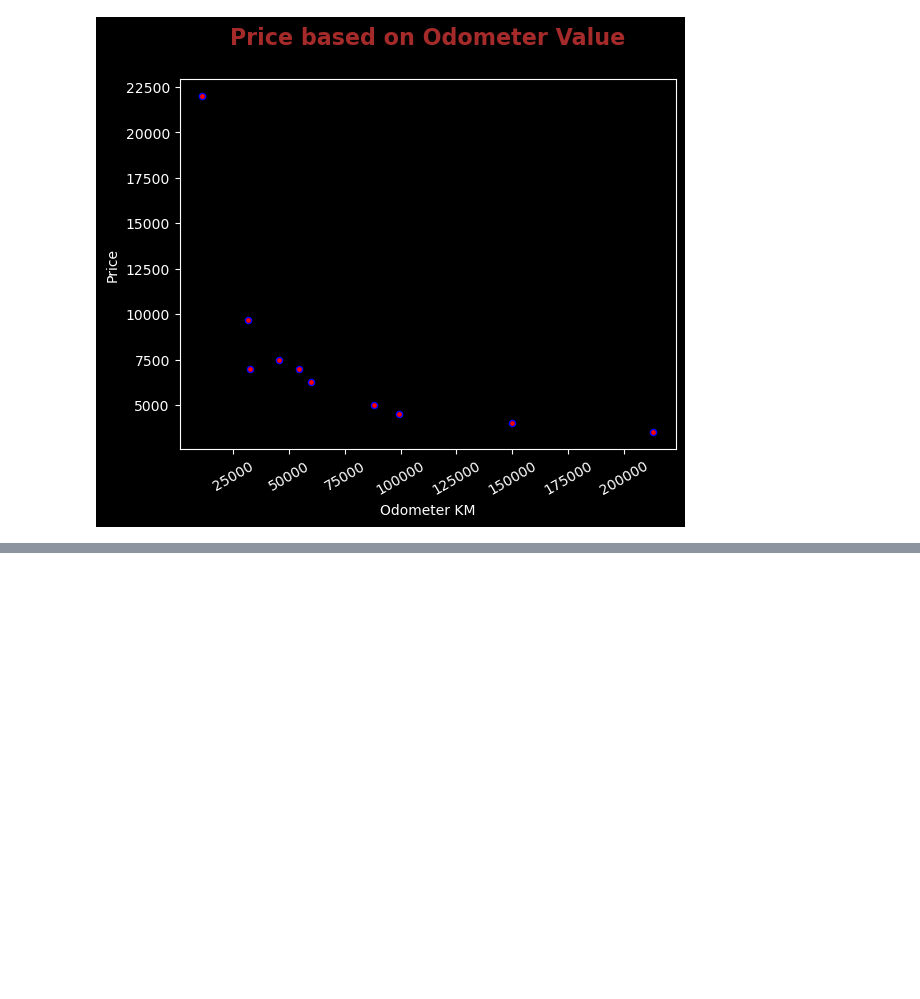
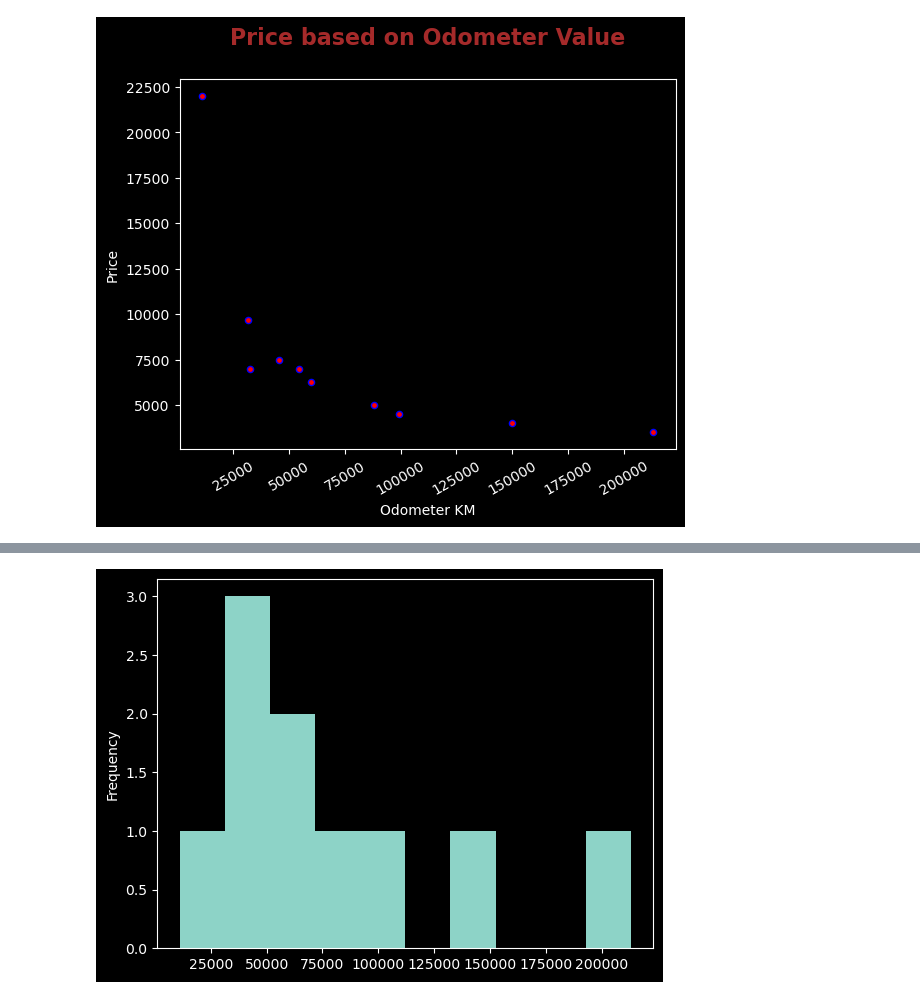
Before and after one commit to DarkDk123/ZTM-ML-Data-Science, a Jupyter notebook: 6. Matplotlib : Visualizing Data/Matplotlib_Intro.ipynb, the cells around one changed output, grey strips where cells are left out. Saved outputs shown, nothing was run; the diff lists cells and outputs as text; code cells hidden in the pictures; blank space fills up the shorter version.

```diff
--- a/6. Matplotlib : Visualizing Data/Matplotlib_Intro.ipynb
+++ b/6. Matplotlib : Visualizing Data/Matplotlib_Intro.ipynb
@@ -542,0 +562,5 @@ plt.show()
+# %%
+# Plot Histogram of Odometer Distribution.
+car_sales["Odometer (KM)"].plot(kind='hist'); ## Not that greatly customized (Being Lazy.)
+# %% [output]
+[figure, added]
```
Also changed, not shown: parts of 3 cells of this notebook.
